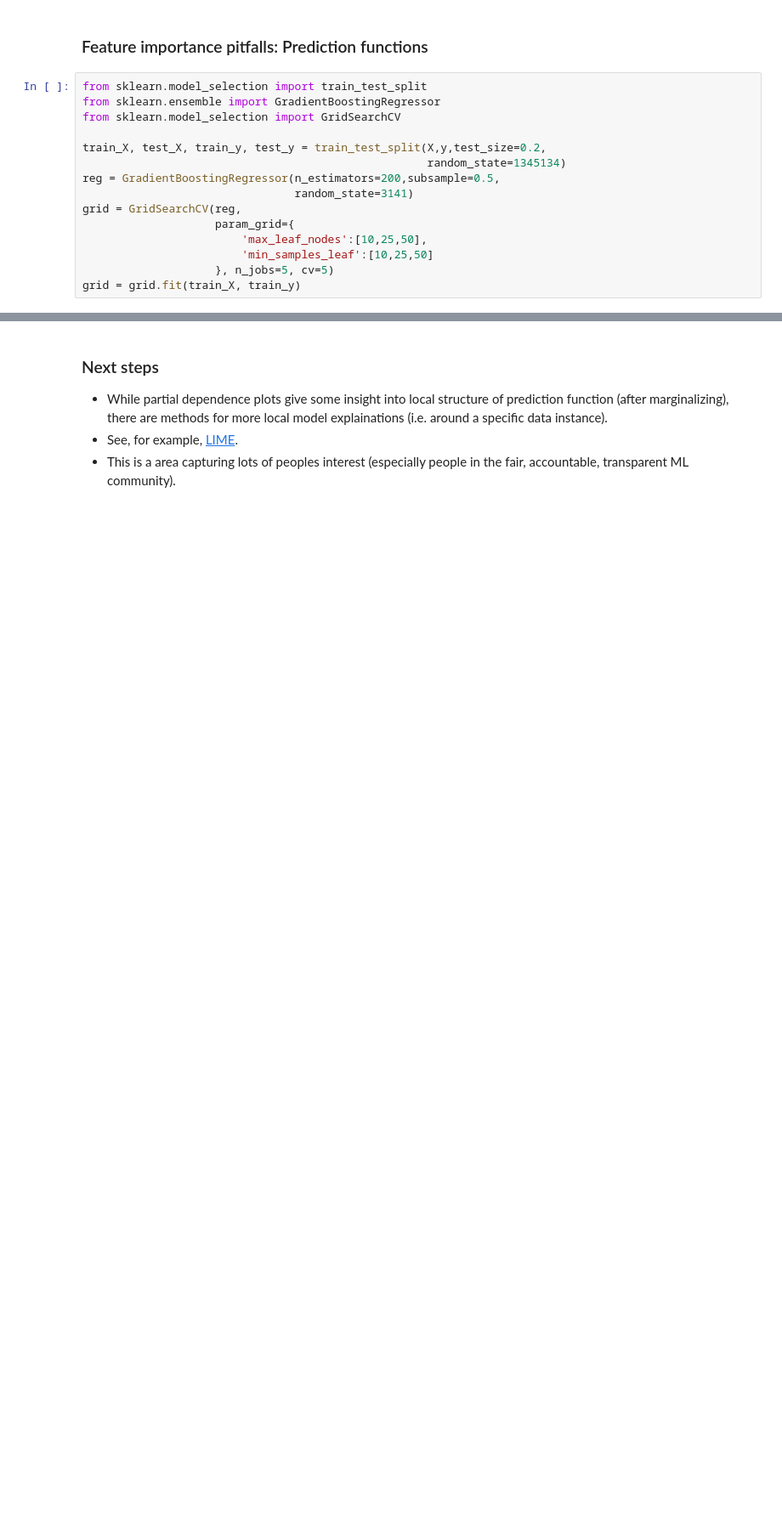
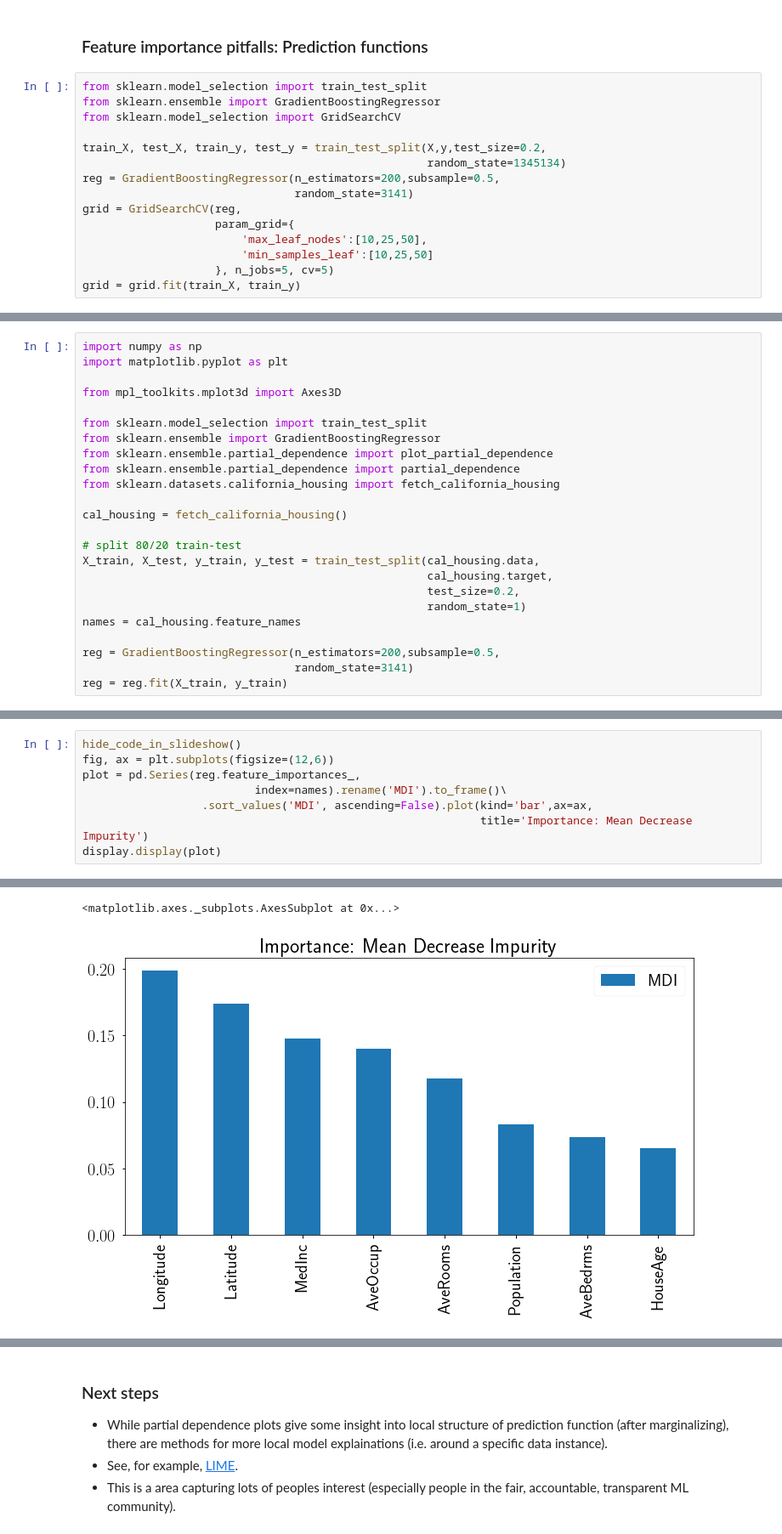
Before and after one commit to davidrosenberg/mlcourse, a Jupyter notebook: Labs/FeatureImportance/feature-importance-slides.ipynb, the cells around one changed output, grey strips where cells are left out. Shown at 85% size. Saved outputs shown, nothing was run; the diff lists cells and outputs as text; blank space fills up the shorter version.

```diff
--- a/Labs/FeatureImportance/feature-importance-slides.ipynb
+++ b/Labs/FeatureImportance/feature-importance-slides.ipynb
@@ -581,0 +664,24 @@ display.display(eli5.show_weights(perm))
+# %%
+import numpy as np
+import matplotlib.pyplot as plt
+
+from mpl_toolkits.mplot3d import Axes3D
+
+from sklearn.model_selection import train_test_split
+from sklearn.ensemble import GradientBoostingRegressor
+from sklearn.ensemble.partial_dependence import plot_partial_dependence
+from sklearn.ensemble.partial_dependence import partial_dependence
+from sklearn.datasets.california_housing import fetch_california_housing
+
+cal_housing = fetch_california_housing()
+
+# split 80/20 train-test
+X_train, X_test, y_train, y_test = train_test_split(cal_housing.data,
+                                                    cal_housing.target,
+                                                    test_size=0.2,
+                                                    random_state=1)
+names = cal_housing.feature_names
+
+reg = GradientBoostingRegressor(n_estimators=200,subsample=0.5,
+                                random_state=3141)
+reg = reg.fit(X_train, y_train)
@@ -581,0 +711,9 @@ display.display(eli5.show_weights(perm))
+# %%
+hide_code_in_slideshow()
+fig, ax = plt.subplots(figsize=(12,6))
+plot = pd.Series(reg.feature_importances_,
+                          index=names).rename('MDI').to_frame()\
+                  .sort_values('MDI', ascending=False).plot(kind='bar',ax=ax,
+                                                            title='Importance: Mean Decrease Impurity')
+display.display(plot)
+# %% [output]
@@ -581,0 +721,2 @@ display.display(eli5.show_weights(perm))
+<matplotlib.axes._subplots.AxesSubplot at 0x...>
+[figure, added]
```
Also changed, not shown: parts of 27 cells of this notebook.
